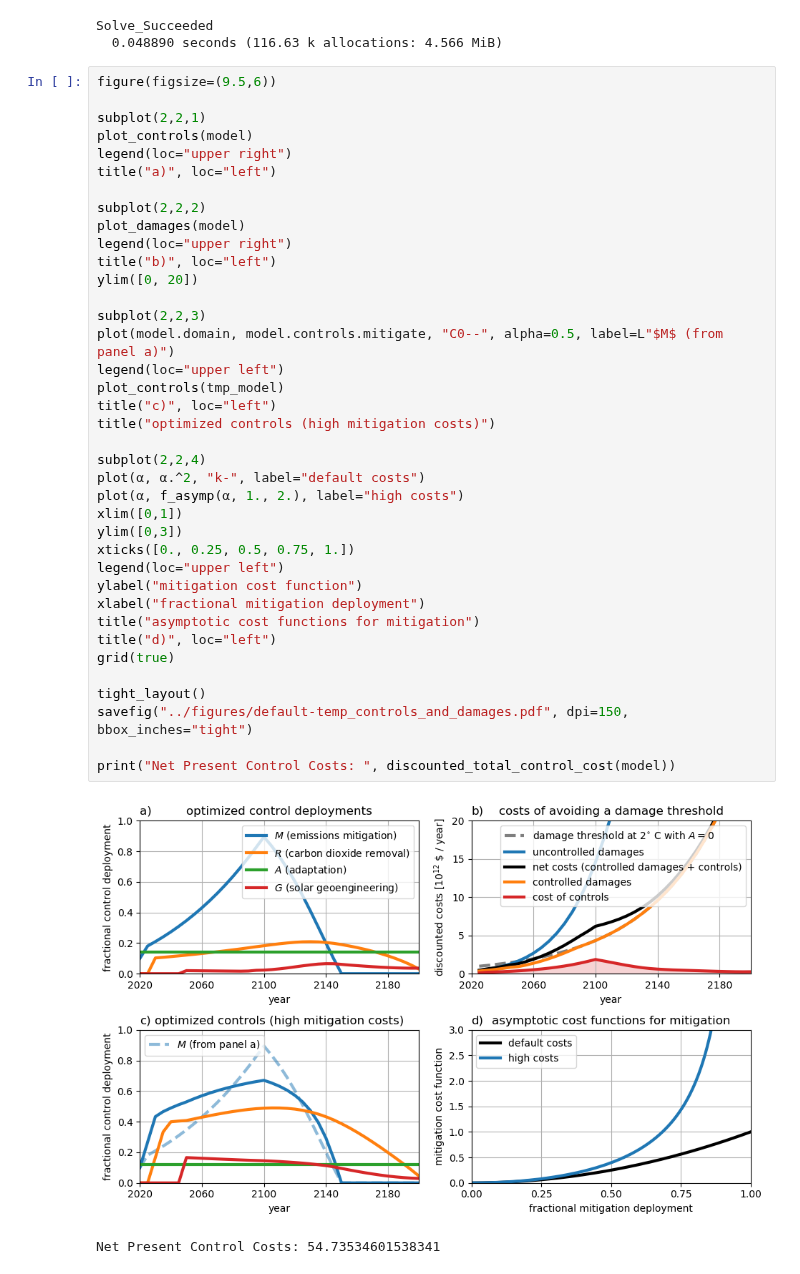
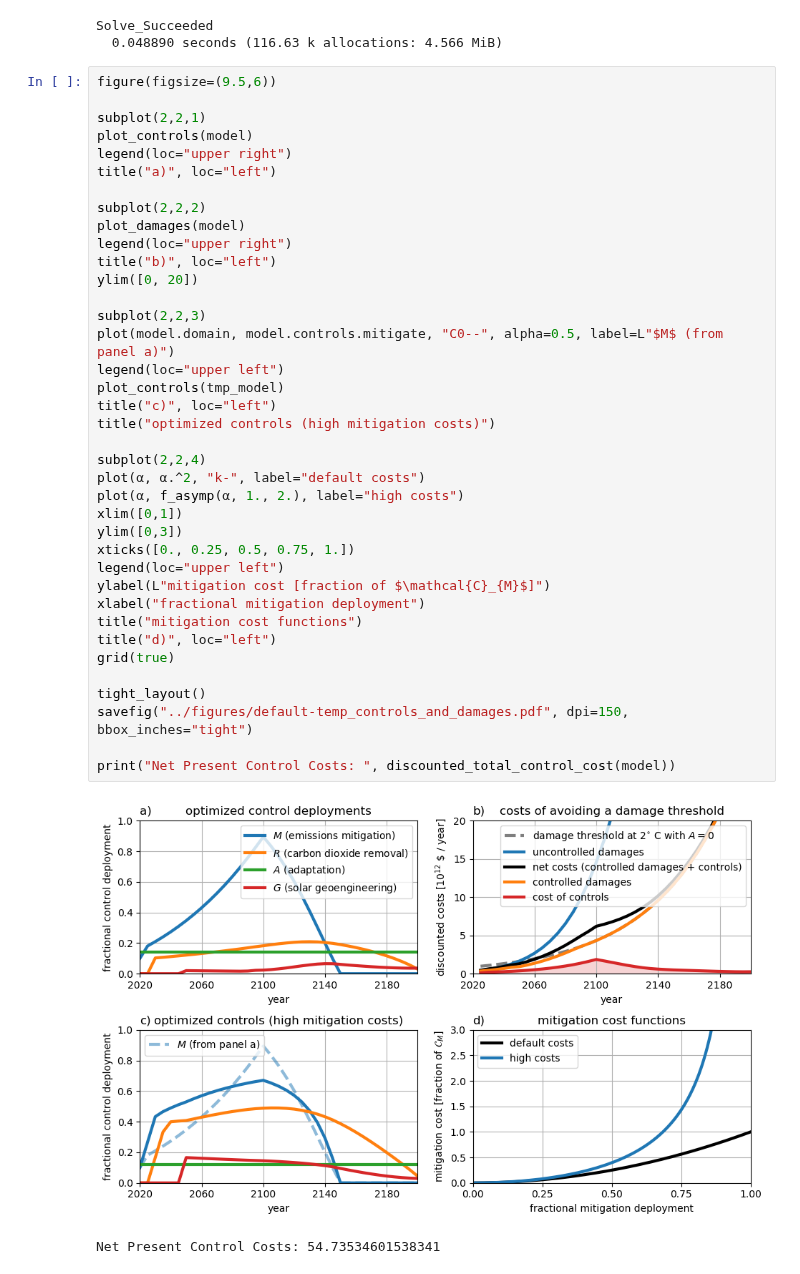
Before and after one commit to hdrake/OptimizeClimate, a Jupyter notebook: notebooks/1_default_figures.ipynb, the cells around one changed output. Saved outputs shown, nothing was run; the diff lists cells and outputs as text.

```diff
--- a/notebooks/1_default_figures.ipynb
+++ b/notebooks/1_default_figures.ipynb
@@ -172,34 +172,34 @@ title("a)", loc="left")
 
 subplot(2,2,2)
 plot_damages(model)
 legend(loc="upper right")
 title("b)", loc="left")
 ylim([0, 20])
 
 subplot(2,2,3)
 plot(model.domain, model.controls.mitigate, "C0--", alpha=0.5, label=L"$M$ (from panel a)")
 legend(loc="upper left")
 plot_controls(tmp_model)
 title("c)", loc="left")
 title("optimized controls (high mitigation costs)")
 
 subplot(2,2,4)
 plot(α, α.^2, "k-", label="default costs")
 plot(α, f_asymp(α, 1., 2.), label="high costs")
 xlim([0,1])
 ylim([0,3])
 xticks([0., 0.25, 0.5, 0.75, 1.])
 legend(loc="upper left")
-ylabel("mitigation cost function")
+ylabel(L"mitigation cost [fraction of $\mathcal{C}_{M}$]")
 xlabel("fractional mitigation deployment")
-title("asymptotic cost functions for mitigation")
+title("mitigation cost functions")
 title("d)", loc="left")
 grid(true)
 
 tight_layout()
 savefig("../figures/default-temp_controls_and_damages.pdf", dpi=150, bbox_inches="tight")
 
 print("Net Present Control Costs: ", discounted_total_control_cost(model))
 # %% [output]
-[figure, old version]
+[figure, new version]
 Net Present Control Costs: 54.73534601538341
```
Also changed, not shown: 1 other file.
